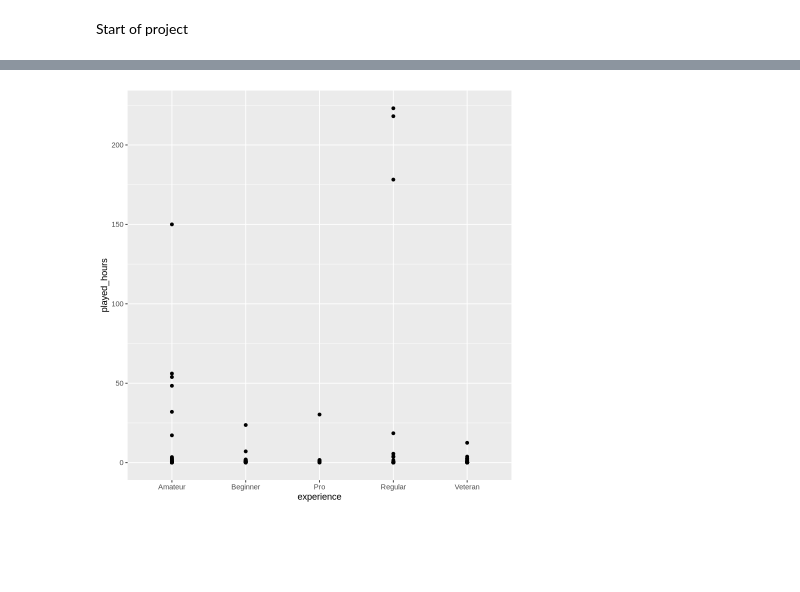
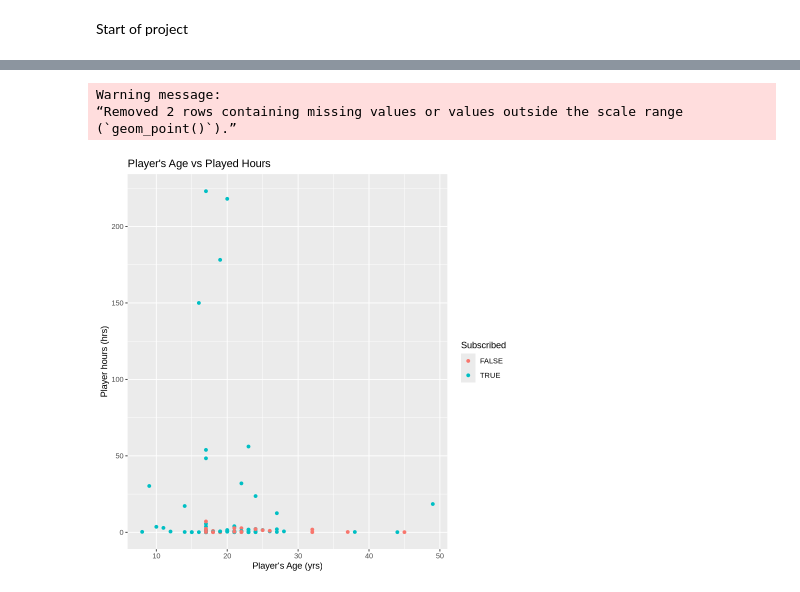
Before and after one commit to autumnbella0121/DSCI100-Group5-GroupProject, a Jupyter notebook: Untitled.ipynb, the cells around one changed output, grey strips where cells are left out. Drawn from its saved outputs; the diff is of its cells as text; code cells hidden in the pictures; blank space fills up the shorter version.

```diff
--- a/Untitled.ipynb
+++ b/Untitled.ipynb
@@ -69,7 +35,12 @@ A tibble: 111 × 5
-# %%
-players_plot <- ggplot(players, aes(x= experience, y= played_hours)) +
-       geom_point()
-players_plot
-# %% [output]
-[figure, removed]
+# %%
+player_plot <- player_data |>
+    ggplot(aes(x = Age, y = played_hours, colour = subscribe)) +
+    geom_point() +
+    labs(x = "Player's Age (yrs)", y = "Player hours (hrs)", colour = "Subscribed", title = "Player's Age vs Played Hours")
+player_plot
+# %% [output]
+Warning message:
+“Removed 2 rows containing missing values or values outside the scale range
+(`geom_point()`).”
+[figure, added]
 # %%
```
Also changed, not shown: parts of 5 cells of this notebook, 1 other file.
